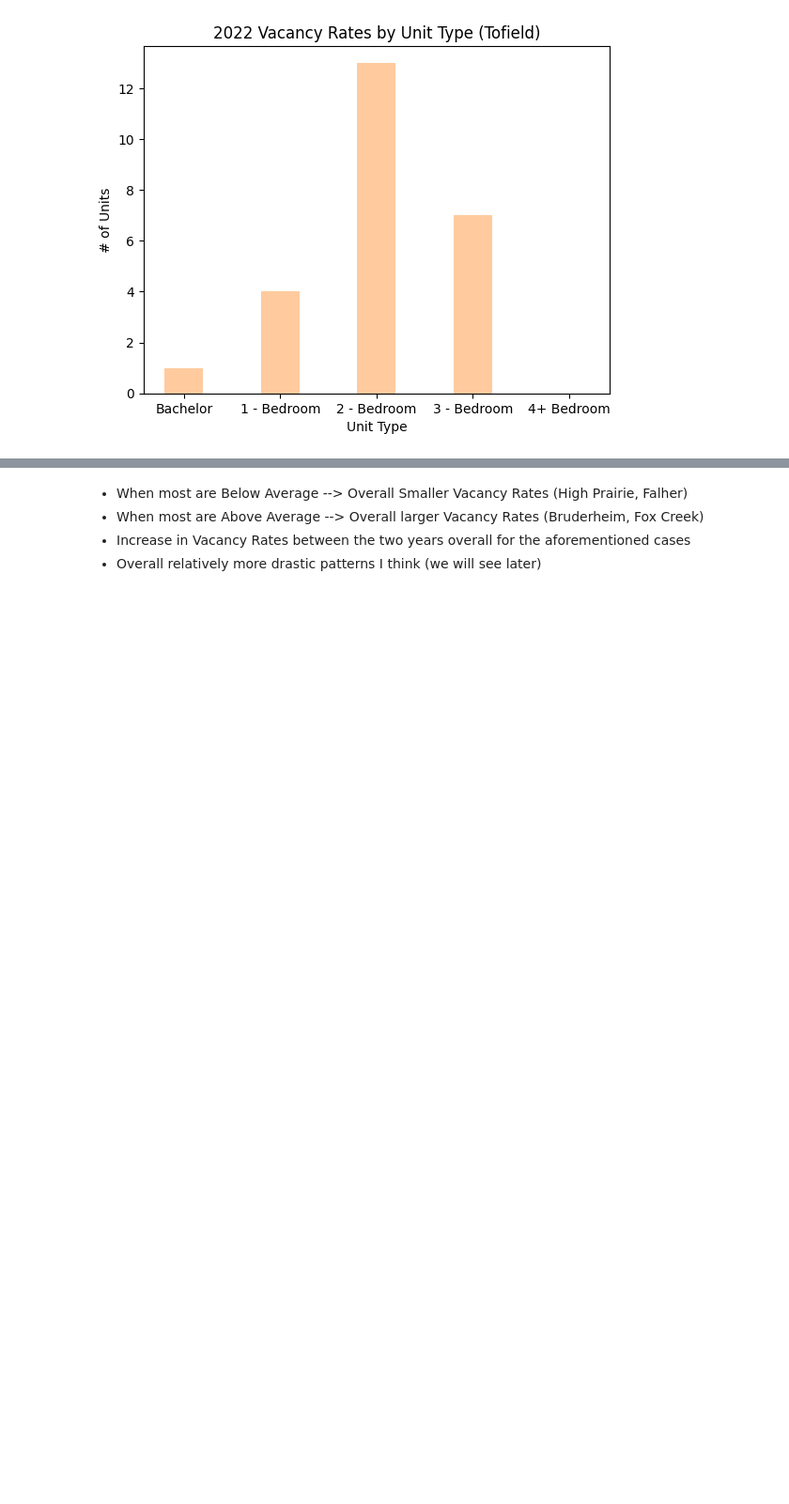
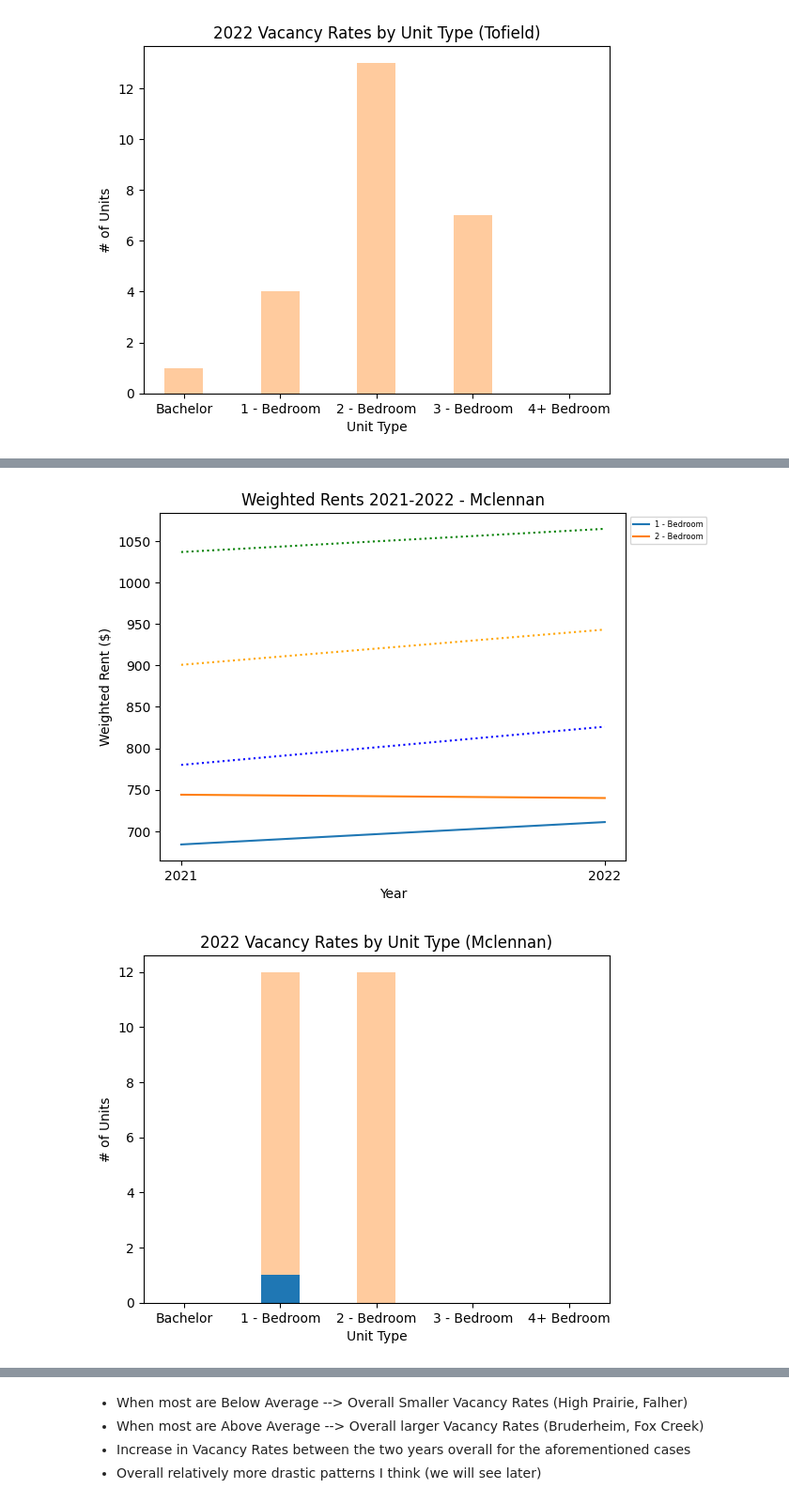
Before and after one commit to Mathemusician1729/DATA-221-Project, a Jupyter notebook: 221-Project.ipynb, the cells around one changed output, grey strips where cells are left out. Shown at 94% size. Saved outputs shown, nothing was run; the diff lists cells and outputs as text; code cells hidden in the pictures; blank space fills up the shorter version.

```diff
--- a/221-Project.ipynb
+++ b/221-Project.ipynb
@@ -139,0 +153,7 @@ tofield_vacancies
+# %%
+mclennan_vacancies = pd.read_csv("Matthew's Data/Summaries/Mclennan Summary.csv")
+mclennan_vacancies.set_index("Number and Percentage of Vacancies by Type of Unit", inplace=True)
+mclennan_vacancies = mclennan_vacancies.dropna(how='all',axis=1)
+mclennan_vacancies = mclennan_vacancies.dropna(how='all',axis=0)
+mclennan_vacancies.loc["Percentage"] = mclennan_vacancies.loc["Percentage"].apply(lambda x: x*100)
+mclennan_vacancies
@@ -387,3 +444,30 @@ plt.show()
+# %%
+# Less housing units 2
+for i in range(len(mclennan.index)):
+    plt.plot(["2021", "2022"], mclennan_rents.iloc[i], label=mclennan["Unit Type"].iloc[i])
+
+plt.plot([mean_1beds2021, mean_1beds2022], linestyle='dotted', color="b")
+plt.plot([mean_2beds2021, mean_2beds2022], linestyle='dotted', color="orange")
+plt.plot([mean_3beds2021, mean_3beds2022], linestyle='dotted', color="g")
+plt.title("Weighted Rents 2021-2022 - Mclennan")
+plt.xlabel("Year")
+plt.ylabel("Weighted Rent ($)")
+plt.legend(prop={'size': 6}, bbox_to_anchor=(1,1))
+plt.show()
+
+# Bar Graph of vacancy by individual unit type
+vacancy = np.array(mclennan_vacancies.loc["Vacancies"])
+num_units = np.array(mclennan_vacancies.loc["Number of Units"])
+
+plt.bar(mclennan_vacancies.columns, vacancy, 0.4)
+plt.bar(mclennan_vacancies.columns, num_units - vacancy, 0.4, bottom=vacancy, alpha=0.4)
+plt.title("2022 Vacancy Rates by Unit Type (Mclennan)")
+plt.xlabel("Unit Type")
+plt.ylabel("# of Units")
+plt.show()
+# %% [output]
+[figure, added]
+[figure, added]
 # %%
 # small town vacancies
 vacancy_smalltowns_num = vacancy_smalltowns[["2021 Vacancy", "2022 Vacancy"]]
```
Also changed, not shown: parts of 5 cells of this notebook, 2 other files.
